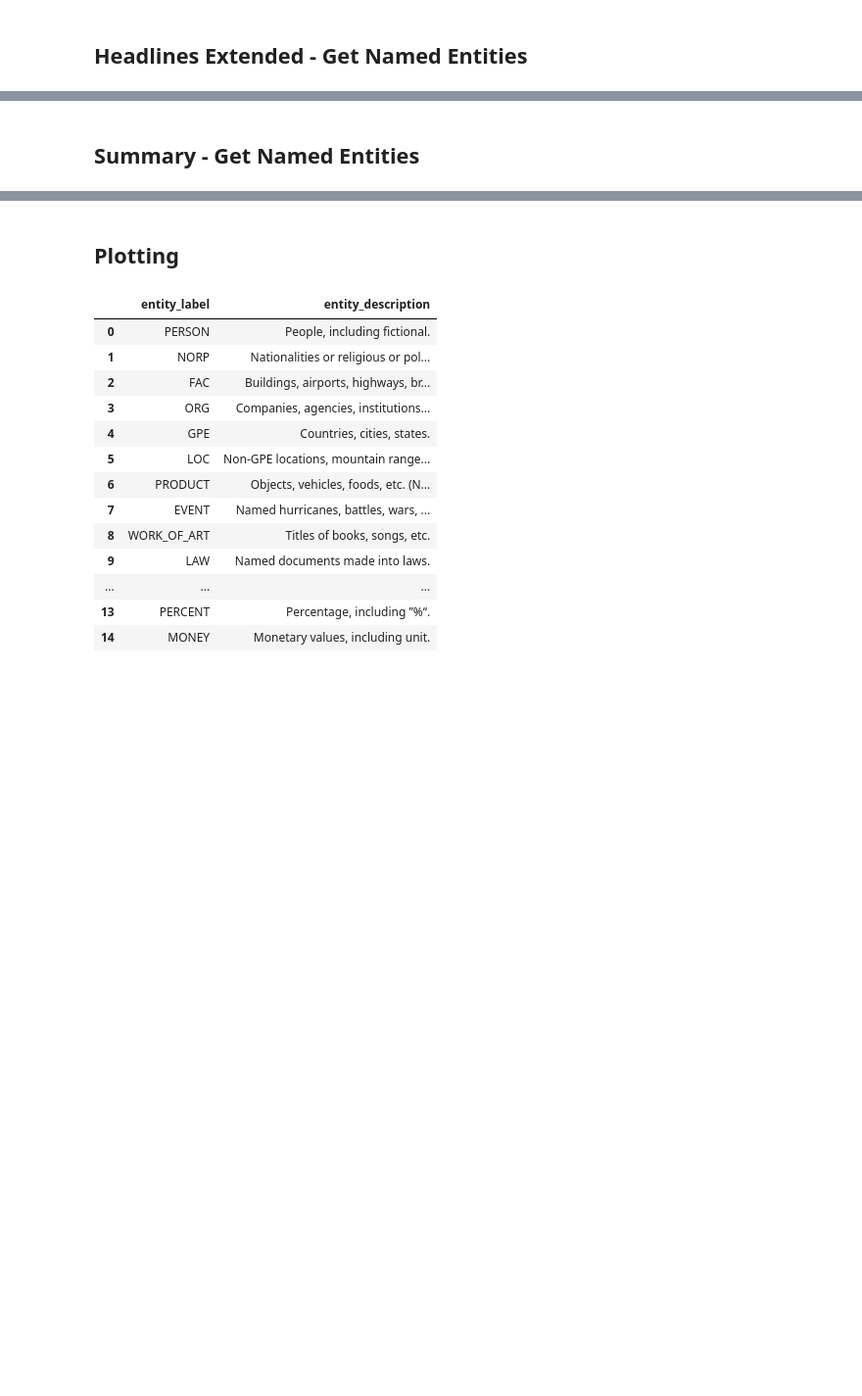
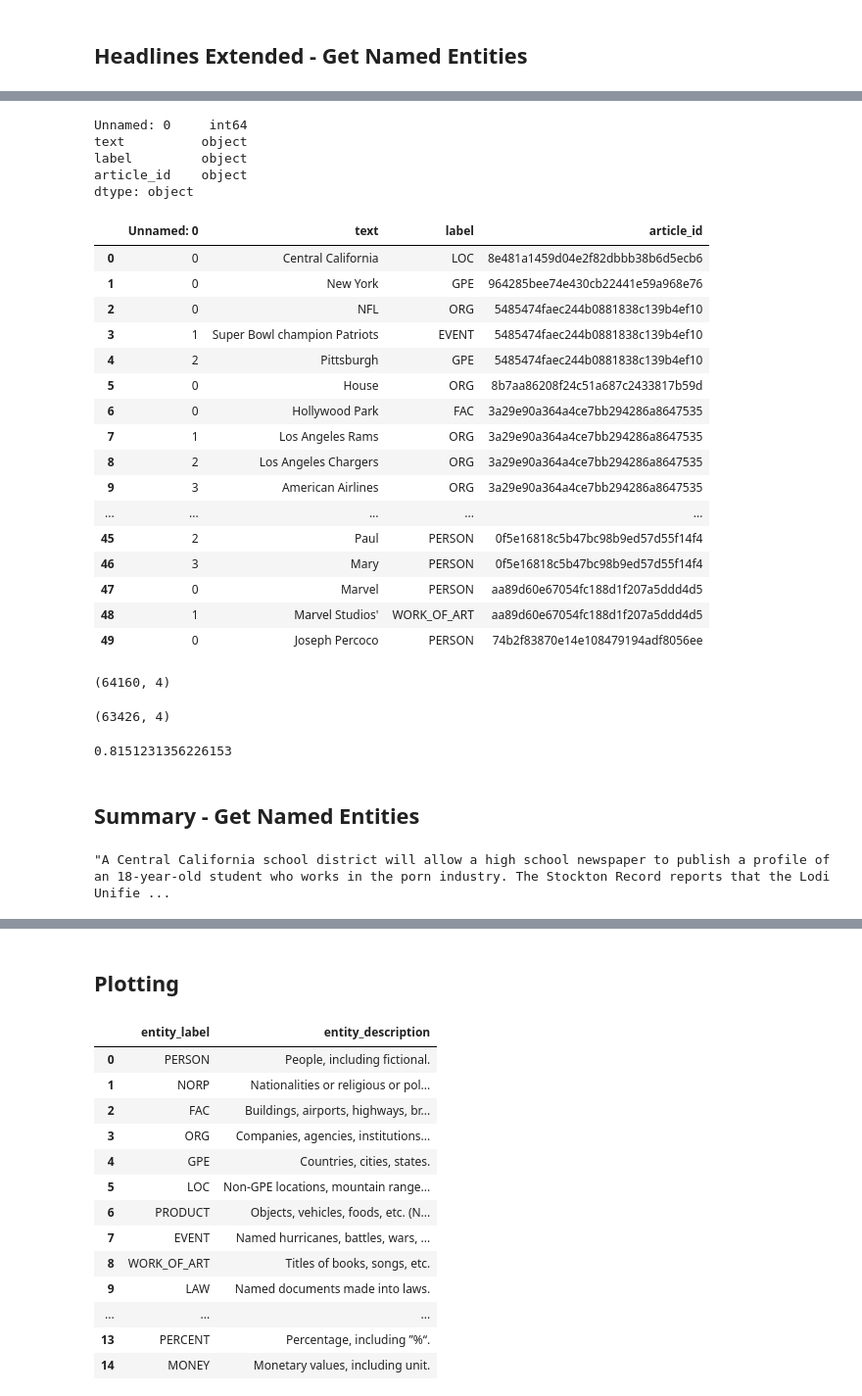
Before and after one commit to phoebewong/AC297r_2019_Associated_Press, a Jupyter notebook: notebooks/named_entities_EDA.ipynb, the cells around one changed output, grey strips where cells are left out. Shown: that part at 98% size. Drawn from its saved outputs; the diff is of its cells as text; code cells hidden in the pictures; blank space fills up the shorter version.

```diff
--- a/notebooks/named_entities_EDA.ipynb
+++ b/notebooks/named_entities_EDA.ipynb
@@ -136,0 +163,34 @@ entities_list_headline_ext_df.to_csv("../data/entities_list_headline_ext.csv")
+# %%
+entities_list_headline_ext_df = pd.read_csv("../data/entities_list_headline_ext.csv")
+# %%
+entities_list_headline_ext_df.dtypes
+# %% [output]
+Unnamed: 0     int64
+text          object
+label         object
+article_id    object
+dtype: object
+# %%
+entities_list_headline_ext_df.head(50)
+# %% [output]
+|  | Unnamed: 0 | text | label | article_id |
+| 0 | 0 | Central California | LOC | 8e481a1459d04e2f82dbbb38b6d5ecb6 |
+| 1 | 0 | New York | GPE | 964285bee74e430cb22441e59a968e76 |
+| 2 | 0 | NFL | ORG | 5485474faec244b0881838c139b4ef10 |
+| 3 | 1 | Super Bowl champion Patriots | EVENT | 5485474faec244b0881838c139b4ef10 |
+| 4 | 2 | Pittsburgh | GPE | 5485474faec244b0881838c139b4ef10 |
+| 5 | 0 | House | ORG | 8b7aa86208f24c51a687c2433817b59d |
+| 6 | 0 | Hollywood Park | FAC | 3a29e90a364a4ce7bb294286a8647535 |
+| 7 | 1 | Los Angeles Rams | ORG | 3a29e90a364a4ce7bb294286a8647535 |
+| 8 | 2 | Los Angeles Chargers | ORG | 3a29e90a364a4ce7bb294286a8647535 |
+| 9 | 3 | American Airlines | ORG | 3a29e90a364a4ce7bb294286a8647535 |
+| ... | ... | ... | ... | ... |
+| 45 | 2 | Paul | PERSON | 0f5e16818c5b47bc98b9ed57d55f14f4 |
+| 46 | 3 | Mary | PERSON | 0f5e16818c5b47bc98b9ed57d55f14f4 |
+| 47 | 0 | Marvel | PERSON | aa89d60e67054fc188d1f207a5ddd4d5 |
+| 48 | 1 | Marvel Studios' | WORK_OF_ART | aa89d60e67054fc188d1f207a5ddd4d5 |
+| 49 | 0 | Joseph Percoco | PERSON | 74b2f83870e14e108479194adf8056ee |
+# %%
+entities_list_headline_ext_df.shape
+# %% [output]
+(64160, 4)
@@ -137,5 +199,17 @@ entities_list_headline_ext_df.to_csv("../data/entities_list_headline_ext.csv")
+# %%
+entities_list_headline_ext_df.shape
+# %% [output]
+(63426, 4)
+# %%
+np.mean(entities_list_headline_ext_df.duplicated('text')) # only 19% entities are unique
+# %% [output]
+0.8151231356226153
 # %% [markdown]
 ## Summary - Get Named Entities
 # %%
 desc_summary = article_sum['summary'].values
 article_ids = article_sum['id'].values
+# %%
+article_sum['summary'].values[1]
+# %% [output]
+"A Central California school district will allow a high school newspaper to publish a profile of an 18-year-old student who works in the porn industry. The Stockton Record reports that the Lodi Unifie ...
```
Also changed, not shown: parts of 26 cells of this notebook, 4 other files.
